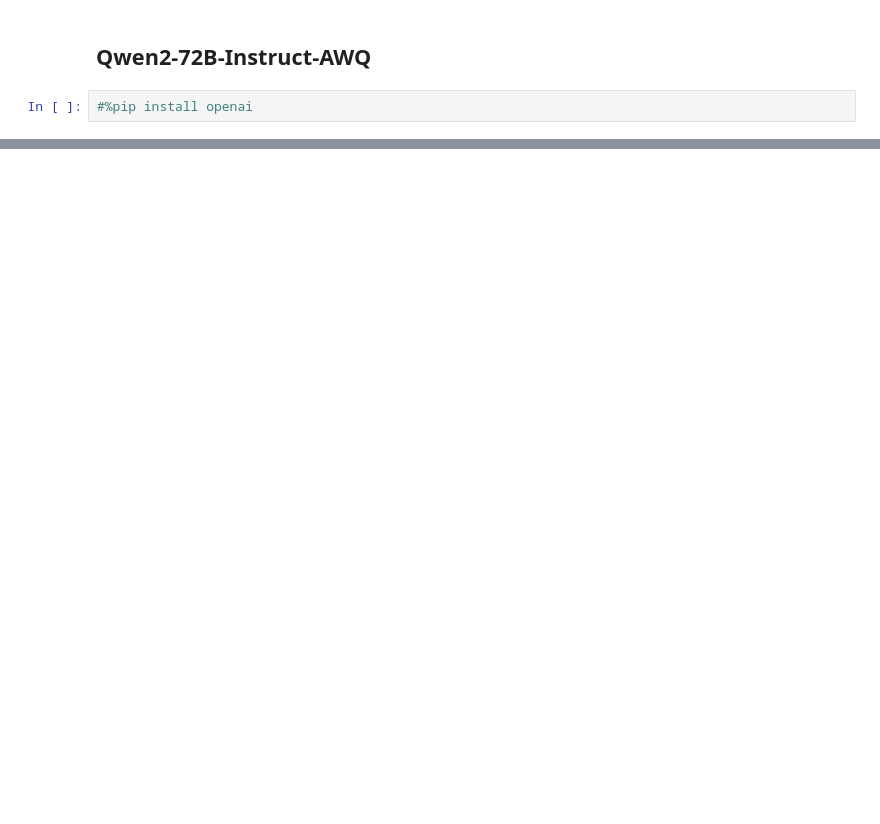
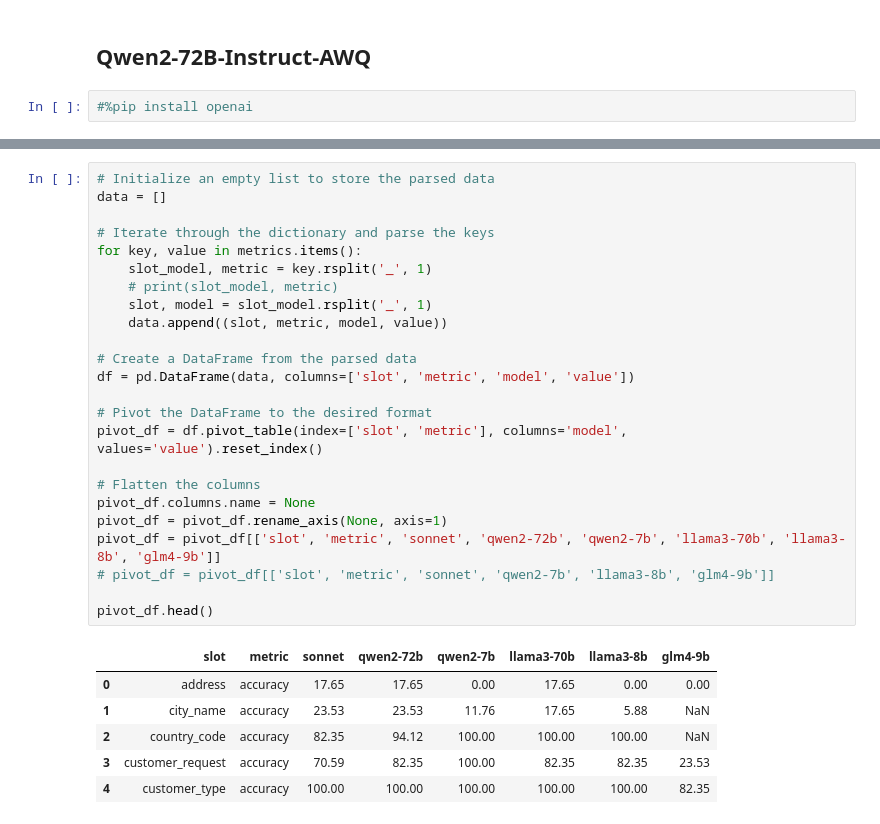
Before and after one commit to Chevolier/Qwen2, a Jupyter notebook: extract_info.ipynb, the cells around one changed output, grey strips where cells are left out. Drawn from its saved outputs; the diff is of its cells as text; blank space fills up the shorter version.

```diff
--- a/extract_info.ipynb
+++ b/extract_info.ipynb
@@ -307,0 +1462,31 @@ df.to_csv("outputs/对话提取结果.csv", index=False)
+# %%
+# Initialize an empty list to store the parsed data
+data = []
+
+# Iterate through the dictionary and parse the keys
+for key, value in metrics.items():
+    slot_model, metric = key.rsplit('_', 1)
+    # print(slot_model, metric)
+    slot, model = slot_model.rsplit('_', 1)
+    data.append((slot, metric, model, value))
+
+# Create a DataFrame from the parsed data
+df = pd.DataFrame(data, columns=['slot', 'metric', 'model', 'value'])
+
+# Pivot the DataFrame to the desired format
+pivot_df = df.pivot_table(index=['slot', 'metric'], columns='model', values='value').reset_index()
+
+# Flatten the columns
+pivot_df.columns.name = None
+pivot_df = pivot_df.rename_axis(None, axis=1)
+pivot_df = pivot_df[['slot', 'metric', 'sonnet', 'qwen2-72b', 'qwen2-7b', 'llama3-70b', 'llama3-8b', 'glm4-9b']]
+# pivot_df = pivot_df[['slot', 'metric', 'sonnet', 'qwen2-7b', 'llama3-8b', 'glm4-9b']]
+
+pivot_df.head()
+# %% [output]
+|  | slot | metric | sonnet | qwen2-72b | qwen2-7b | llama3-70b | llama3-8b | glm4-9b |
+| 0 | address | accuracy | 17.65 | 17.65 | 0.00 | 17.65 | 0.00 | 0.00 |
+| 1 | city_name | accuracy | 23.53 | 23.53 | 11.76 | 17.65 | 5.88 | NaN |
+| 2 | country_code | accuracy | 82.35 | 94.12 | 100.00 | 100.00 | 100.00 | NaN |
+| 3 | customer_request | accuracy | 70.59 | 82.35 | 100.00 | 82.35 | 82.35 | 23.53 |
+| 4 | customer_type | accuracy | 100.00 | 100.00 | 100.00 | 100.00 | 100.00 | 82.35 |
```
Also changed, not shown: parts of 53 cells of this notebook, 6 other files.
